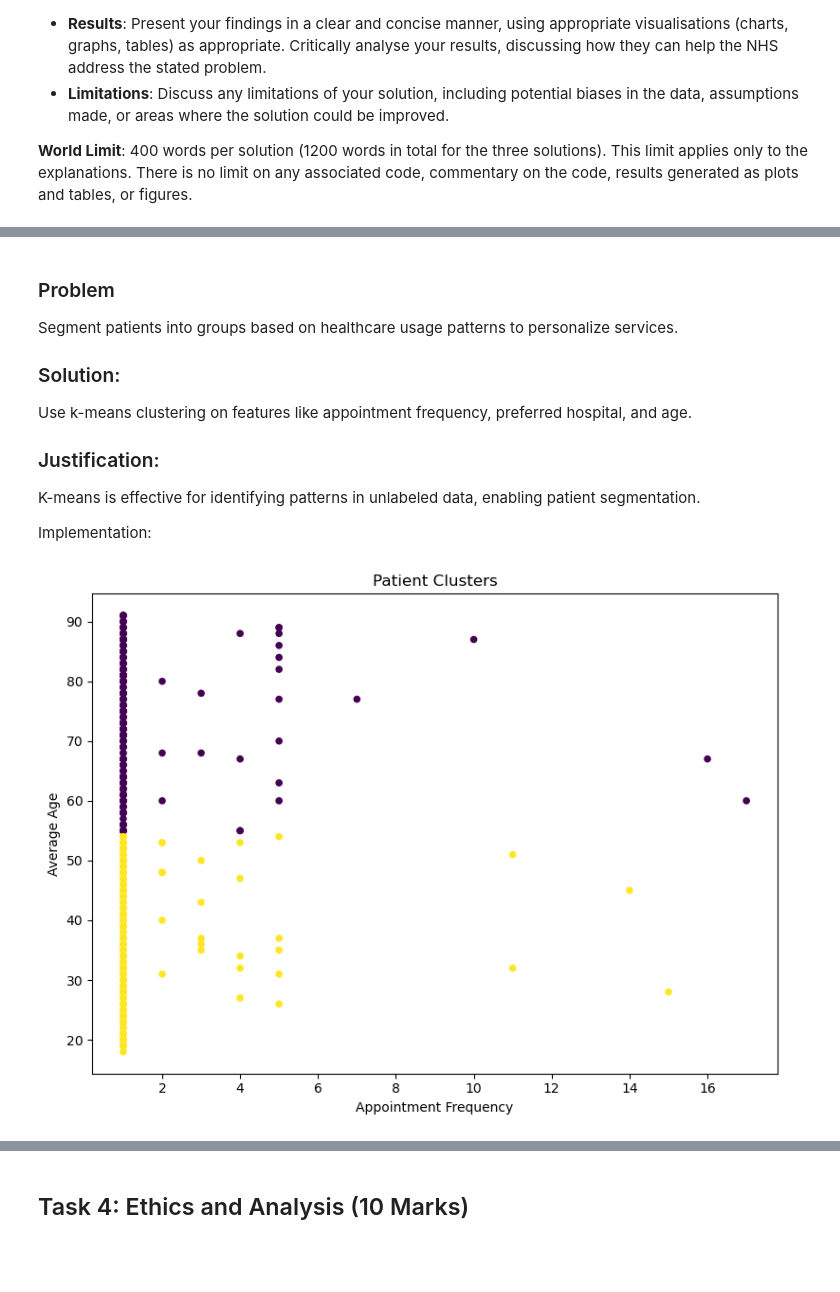
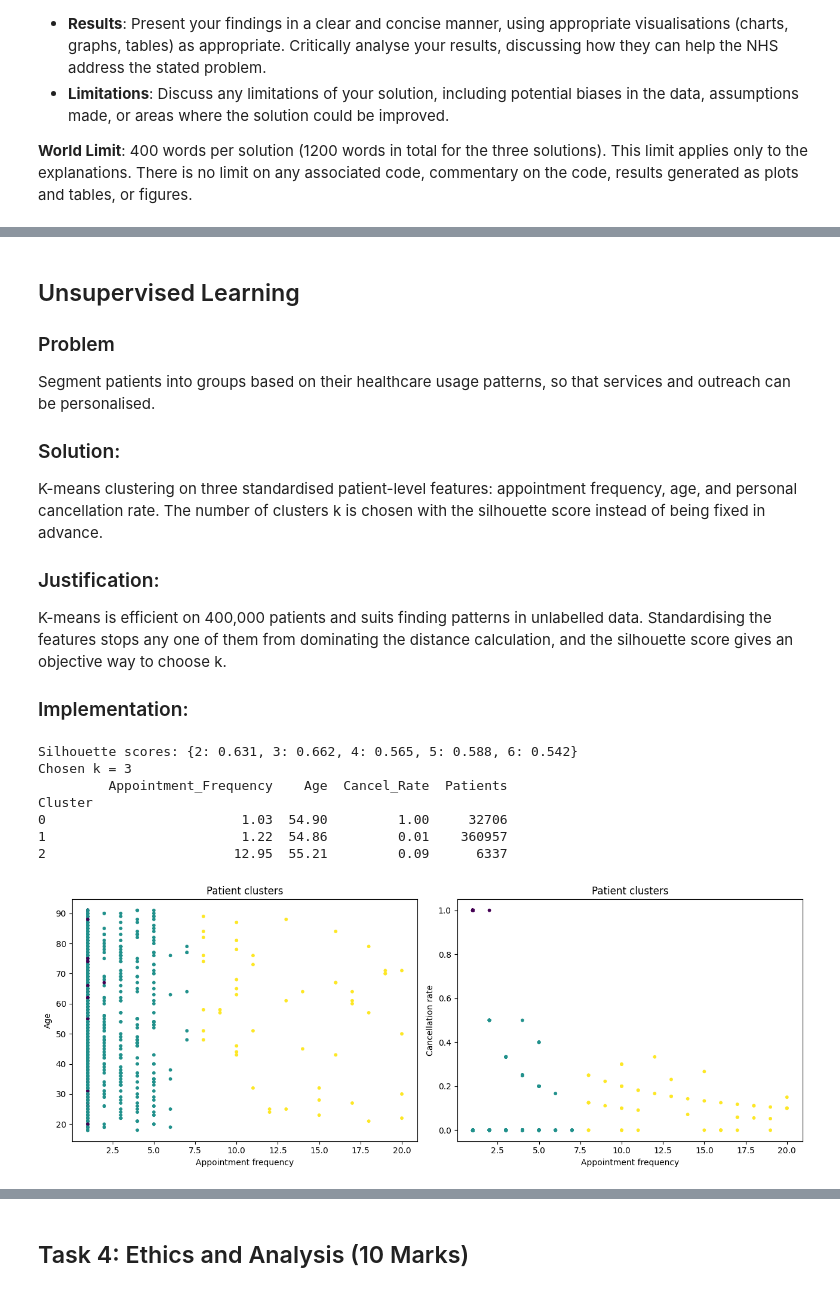
Before and after one commit to JeslyP/NHS-Data-Science-Project-, a Jupyter notebook: DATA Assessment 2024-25.ipynb, the cells around one changed output, grey strips where cells are left out. Saved outputs shown, nothing was run; the diff lists cells and outputs as text; code cells hidden in the pictures; blank space fills up the shorter version.

```diff
--- a/DATA Assessment 2024-25.ipynb
+++ b/DATA Assessment 2024-25.ipynb
@@ -1318,58 +1284,73 @@ Overfitting: The model fits the training data too perfectly, capturing noise and
 # %% [markdown]
+## Unsupervised Learning
 ### Problem
- Segment patients into groups based on healthcare usage patterns to personalize services.
+Segment patients into groups based on their healthcare usage patterns, so that services and outreach can be personalised.
 
 ### Solution:
- Use k-means clustering on features like appointment frequency, preferred hospital, and age.
+K-means clustering on three standardised patient-level features: appointment frequency, age, and personal cancellation rate. The number of clusters k is chosen with the silhouette score instead of being fixed in advance.
 
 ### Justification:
-  K-means is effective for identifying patterns in unlabeled data, enabling patient segmentation.
+K-means is efficient on 400,000 patients and suits finding patterns in unlabelled data. Standardising the features stops any one of them from dominating the distance calculation, and the silhouette score gives an objective way to choose k.
 
-Implementation:
+### Implementation:
 # %%
+import sqlite3
+import numpy as np
+import pandas as pd
+import matplotlib.pyplot as plt
 from sklearn.cluster import KMeans
-import matplotlib.pyplot as plt
-import pandas as pd
 from sklearn.preprocessing import StandardScaler
-import sqlite3
+from sklearn.metrics import silhouette_score
 
-# Connect to the database
 conn = sqlite3.connect('NHSDBB.DB')
 
 query = """
 SELECT
     p.Patient_ID,
     COUNT(a.Appointment_ID) AS Appointment_Frequency,
-    AVG(strftime('%Y', 'now') - strftime('%Y', p.Patient_Date_Of_Birth)) AS Avg_Age
+    2025 - CAST(strftime('%Y', p.Patient_Date_Of_Birth) AS INT) AS Age,
+    AVG(a.Appointment_Status = 'Cancelled') AS Cancel_Rate
 FROM Appointment a
 JOIN Patient p ON a.Patient_ID = p.Patient_ID
 GROUP BY p.Patient_ID;
 """
 data = pd.read_sql_query(query, conn)
+conn.close()
 
-# Normalize data
-scaler = StandardScaler()
-data_scaled = scaler.fit_transform(data[['Appointment_Frequency', 'Avg_Age']])
+features = ['Appointment_Frequency', 'Age', 'Cancel_Rate']
+X = StandardScaler().fit_transform(data[features])
 
-# Apply k-means clustering
-kmeans = KMeans(n_clusters=2, random_state=42)
-data['Cluster'] = kmeans.fit_predict(data_scaled)
+# Choose k with the silhouette score (computed on a 20k sample for speed)
+sample = np.random.default_rng(42).choice(len(X), 20000, replace=False)
+scores = {}
+for k in range(2, 7):
+    labels = KMeans(n_clusters=k, random_state=42, n_init=10).fit_predict(X)
+    scores[k] = silhouette_score(X[sample], labels[sample])
+print('Silhouette scores:', {k: round(s, 3) for k, s in scores.items()})
+best_k = max(scores, key=scores.get)
+print('Chosen k =', best_k)
 
-# Reduce the number of data points for visualization
-data_sample = data.sample(min(500, len(data)), random_state=42)  # Sample up to 500 points
+data['Cluster'] = KMeans(n_clusters=best_k, random_state=42, n_init=10).fit_predict(X)
+profile = data.groupby('Cluster')[features].mean().round(2)
+profile['Patients'] = data['Cluster'].value_counts().sort_index()
+print(profile)
 
-# Visualize clusters with adjusted figure size and marker size
-plt.figure(figsize=(8, 6))  # Adjust figure size
-plt.scatter(data_sample['Appointment_Frequency'], data_sample['Avg_Age'],
-            c=data_sample['Cluster'], cmap='viridis', s=20)  # Adjust marker size
-plt.xlabel('Appointment Frequency')
-plt.ylabel('Average Age')
-plt.title('Patient Clusters')
-plt.tight_layout()  # Adjust layout to prevent labels from overlapping
+plot_sample = data.sample(3000, random_state=42)
+fig, axes = plt.subplots(1, 2, figsize=(13, 5))
+axes[0].scatter(plot_sample['Appointment_Frequency'], plot_sample['Age'], c=plot_sample['Cluster'], cmap='viridis', s=10)
+axes[0].set_xlabel('Appointment frequency'); axes[0].set_ylabel('Age'); axes[0].set_title('Patient clusters')
+axes[1].scatter(plot_sample['Appointment_Frequency'], plot_sample['Cancel_Rate'], c=plot_sample['Cluster'], cmap='viridis', s=10)
+axes[1].set_xlabel('Appointment frequency'); axes[1].set_ylabel('Cancellation rate'); axes[1].set_title('Patient clusters')
+plt.tight_layout()
 plt.show()
-
-conn.close()
 # %% [output]
+Silhouette scores: {2: 0.631, 3: 0.662, 4: 0.565, 5: 0.588, 6: 0.542}
+Chosen k = 3
+         Appointment_Frequency    Age  Cancel_Rate  Patients
+Cluster
+0                         1.03  54.90         1.00     32706
+1                         1.22  54.86         0.01    360957
+2                        12.95  55.21         0.09      6337
-[figure, old version]
+[figure, new version]
 # %% [markdown]
 ### Results
```
Also changed, not shown: parts of 8 cells of this notebook, 3 other files.
